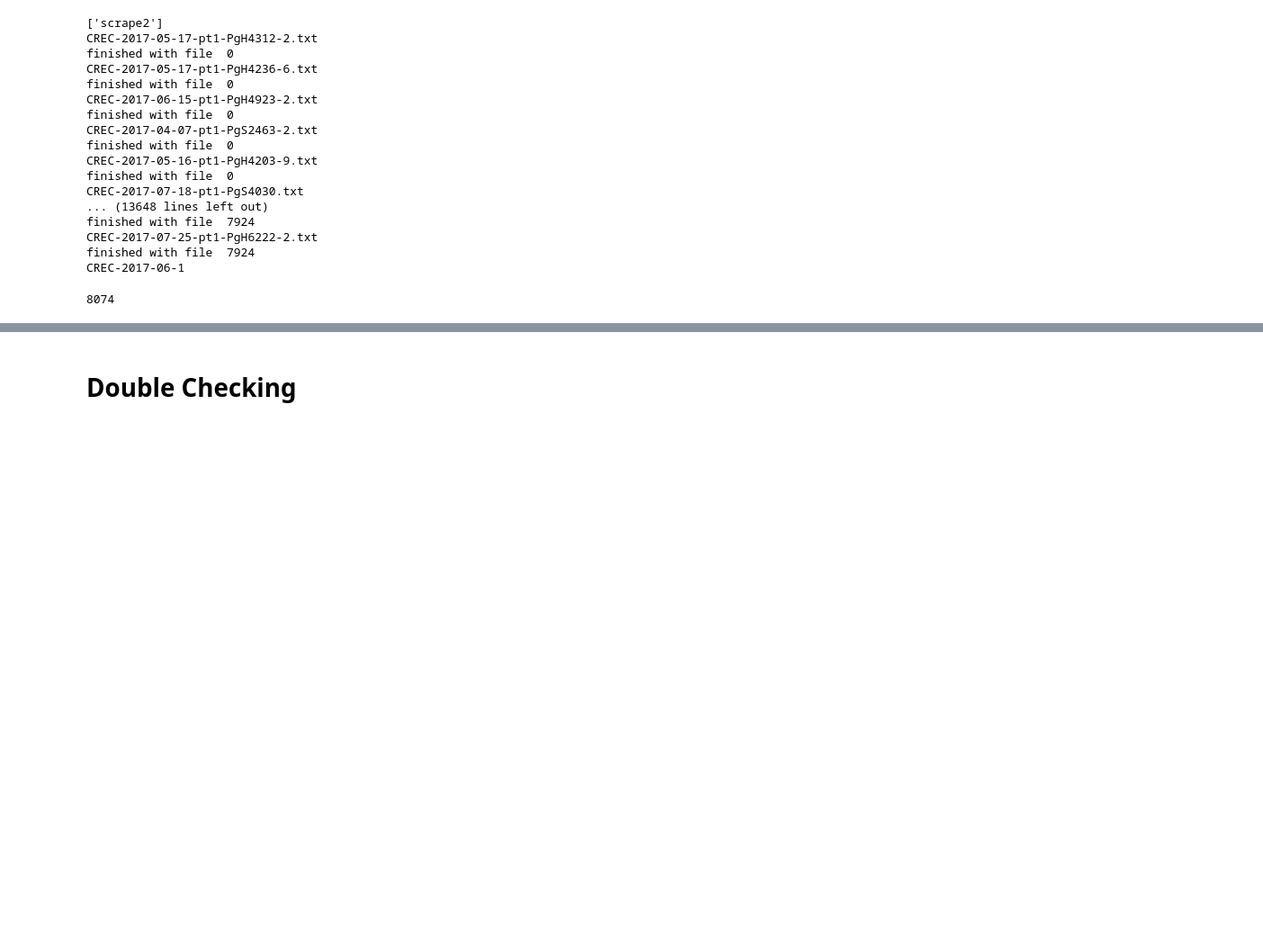
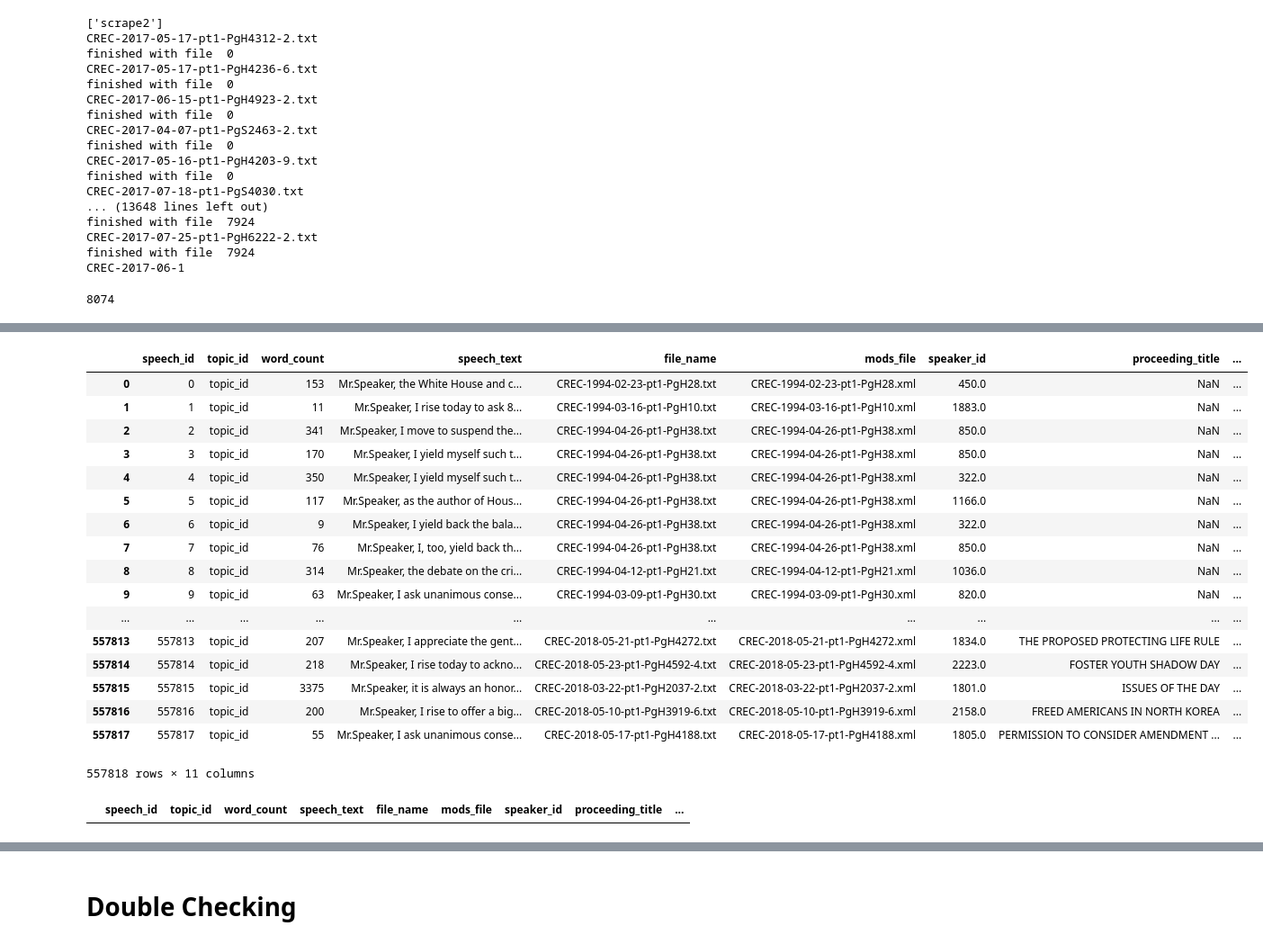
Before and after one commit to Omkar-Waingankar/Searchlight, a Jupyter notebook: parsing/Parser.ipynb, the cells around one changed output, grey strips where cells are left out. Shown at 90% size. Saved outputs shown, nothing was run; the diff lists cells and outputs as text; code cells hidden in the pictures; blank space fills up the shorter version.

```diff
--- a/parsing/Parser.ipynb
+++ b/parsing/Parser.ipynb
@@ -570,0 +655,34 @@ all_bills
+# %%
+speeches = speeches.drop(['Unnamed: 0', 'speech_id'], axis=1)
+# %%
+ids = np.arange(557818)
+# %%
+speeches['speech_id'] = ids
+# %%
+speeches = speeches[['speech_id', 'topic_id', 'word_count', 'speech_text', 'file_name', 'mods_file', 'last_name', 'speaker_id', 'proceeding_title', 'year', 'month', 'day']]
+# %%
+allspeeches = speeches.drop(['last_name'], axis=1)
+allspeeches
+# %% [output]
+|  | speech_id | topic_id | word_count | speech_text | file_name | mods_file | speaker_id | proceeding_title | ... |
+| 0 | 0 | topic_id | 153 | Mr.Speaker, the White House and c... | CREC-1994-02-23-pt1-PgH28.txt | CREC-1994-02-23-pt1-PgH28.xml | 450.0 | NaN | ... |
+| 1 | 1 | topic_id | 11 | Mr.Speaker, I rise today to ask 8... | CREC-1994-03-16-pt1-PgH10.txt | CREC-1994-03-16-pt1-PgH10.xml | 1883.0 | NaN | ... |
+| 2 | 2 | topic_id | 341 | Mr.Speaker, I move to suspend the... | CREC-1994-04-26-pt1-PgH38.txt | CREC-1994-04-26-pt1-PgH38.xml | 850.0 | NaN | ... |
+| 3 | 3 | topic_id | 170 | Mr.Speaker, I yield myself such t... | CREC-1994-04-26-pt1-PgH38.txt | CREC-1994-04-26-pt1-PgH38.xml | 850.0 | NaN | ... |
+| 4 | 4 | topic_id | 350 | Mr.Speaker, I yield myself such t... | CREC-1994-04-26-pt1-PgH38.txt | CREC-1994-04-26-pt1-PgH38.xml | 322.0 | NaN | ... |
+| 5 | 5 | topic_id | 117 | Mr.Speaker, as the author of Hous... | CREC-1994-04-26-pt1-PgH38.txt | CREC-1994-04-26-pt1-PgH38.xml | 1166.0 | NaN | ... |
+| 6 | 6 | topic_id | 9 | Mr.Speaker, I yield back the bala... | CREC-1994-04-26-pt1-PgH38.txt | CREC-1994-04-26-pt1-PgH38.xml | 322.0 | NaN | ... |
+| 7 | 7 | topic_id | 76 | Mr.Speaker, I, too, yield back th... | CREC-1994-04-26-pt1-PgH38.txt | CREC-1994-04-26-pt1-PgH38.xml | 850.0 | NaN | ... |
+| 8 | 8 | topic_id | 314 | Mr.Speaker, the debate on the cri... | CREC-1994-04-12-pt1-PgH21.txt | CREC-1994-04-12-pt1-PgH21.xml | 1036.0 | NaN | ... |
+| 9 | 9 | topic_id | 63 | Mr.Speaker, I ask unanimous conse... | CREC-1994-03-09-pt1-PgH30.txt | CREC-1994-03-09-pt1-PgH30.xml | 820.0 | NaN | ... |
+| ... | ... | ... | ... | ... | ... | ... | ... | ... | ... |
+| 557813 | 557813 | topic_id | 207 | Mr.Speaker, I appreciate the gent... | CREC-2018-05-21-pt1-PgH4272.txt | CREC-2018-05-21-pt1-PgH4272.xml | 1834.0 | THE PROPOSED PROTECTING LIFE RULE | ... |
+| 557814 | 557814 | topic_id | 218 | Mr.Speaker, I rise today to ackno... | CREC-2018-05-23-pt1-PgH4592-4.txt | CREC-2018-05-23-pt1-PgH4592-4.xml | 2223.0 | FOSTER YOUTH SHADOW DAY | ... |
+| 557815 | 557815 | topic_id | 3375 | Mr.Speaker, it is always an honor... | CREC-2018-03-22-pt1-PgH2037-2.txt | CREC-2018-03-22-pt1-PgH2037-2.xml | 1801.0 | ISSUES OF THE DAY | ... |
+| 557816 | 557816 | topic_id | 200 | Mr.Speaker, I rise to offer a big... | CREC-2018-05-10-pt1-PgH3919-6.txt | CREC-2018-05-10-pt1-PgH3919-6.xml | 2158.0 | FREED AMERICANS IN NORTH KOREA | ... |
+| 557817 | 557817 | topic_id | 55 | Mr.Speaker, I ask unanimous conse... | CREC-2018-05-17-pt1-PgH4188.txt | CREC-2018-05-17-pt1-PgH4188.xml | 1805.0 | PERMISSION TO CONSIDER AMENDMENT ... | ... |
+557818 rows × 11 columns
+# %%
+allspeeches[allspeeches['proceeding_title'].isnull()]
+# %% [output]
+|  | speech_id | topic_id | word_count | speech_text | file_name | mods_file | speaker_id | proceeding_title | ... |
```
Also changed, not shown: parts of 29 cells of this notebook, 53 other files.
